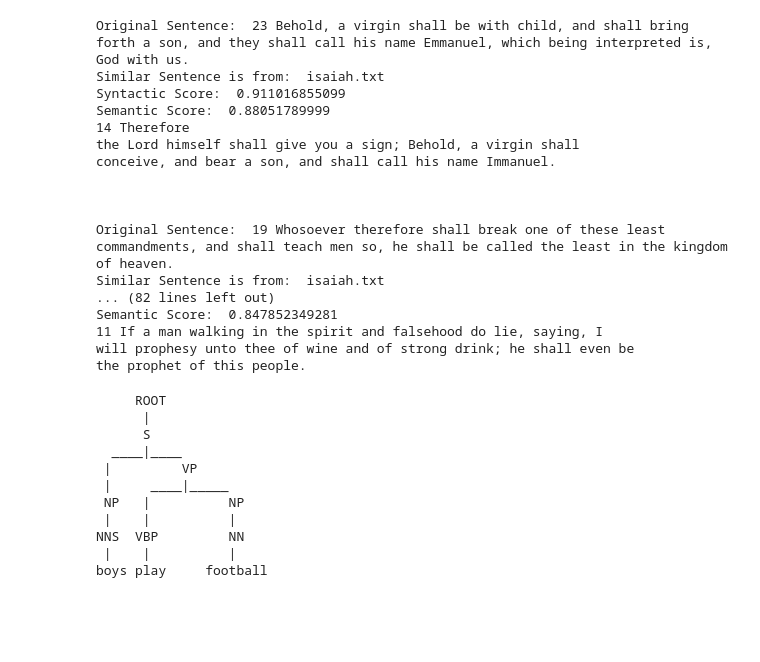
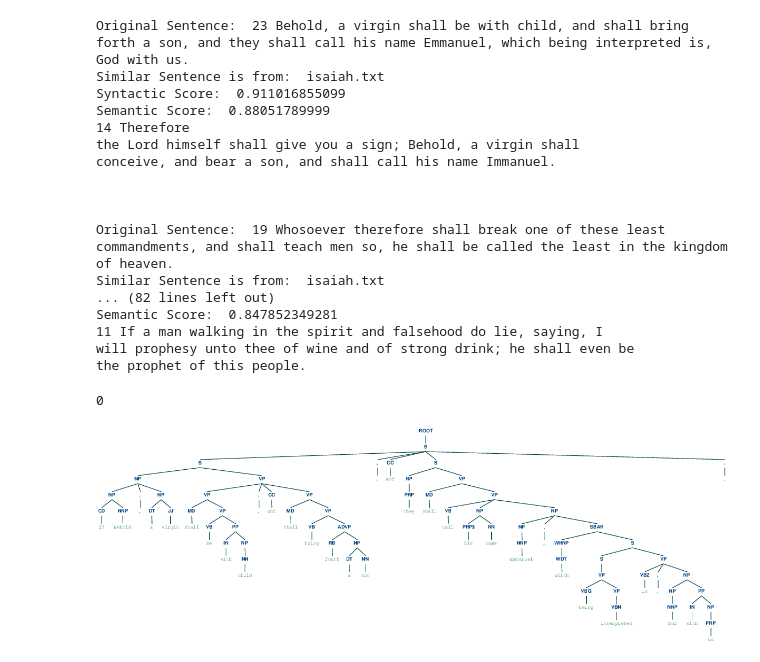
Before and after one commit to samarth1397/DetectingAllusion, a Jupyter notebook: test4.ipynb, the cells around one changed output. Saved outputs shown, nothing was run; the diff lists cells and outputs as text; code cells hidden in the pictures; blank space fills up the shorter version.

Commit message:
edited printing

```diff
--- a/test4.ipynb
+++ b/test4.ipynb
@@ -1005,16 +1003,4 @@ s=''
 for i in x:
     s=s+i
 # %%
-Tree.fromstring(s).pretty_print()
+y=Tree.fromstring(s)
-# %% [output]
-     ROOT
-      |
-      S
-  ____|____
- |         VP
- |     ____|_____
- NP   |          NP
- |    |          |
-NNS  VBP         NN
- |    |          |
-boys play     football
@@ -1020,0 +1011,9 @@ boys play     football
+# %%
+os.system('convert output.ps output.png')
+# %% [output]
+0
+# %%
+from IPython.display import Image
+Image("output.png")
+# %% [output]
+[figure, added]
```
Also changed, not shown: parts of 4 cells of this notebook.
